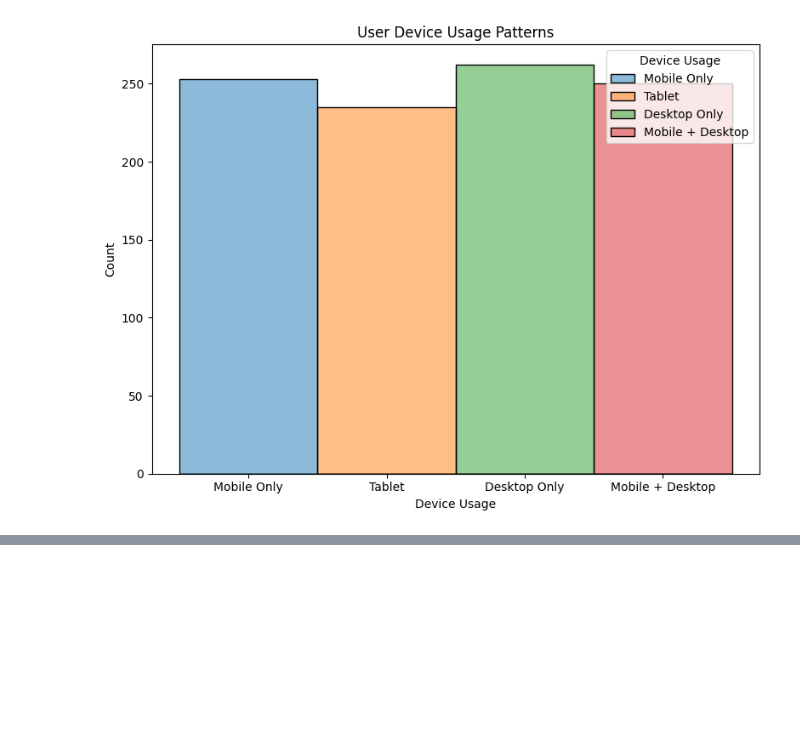
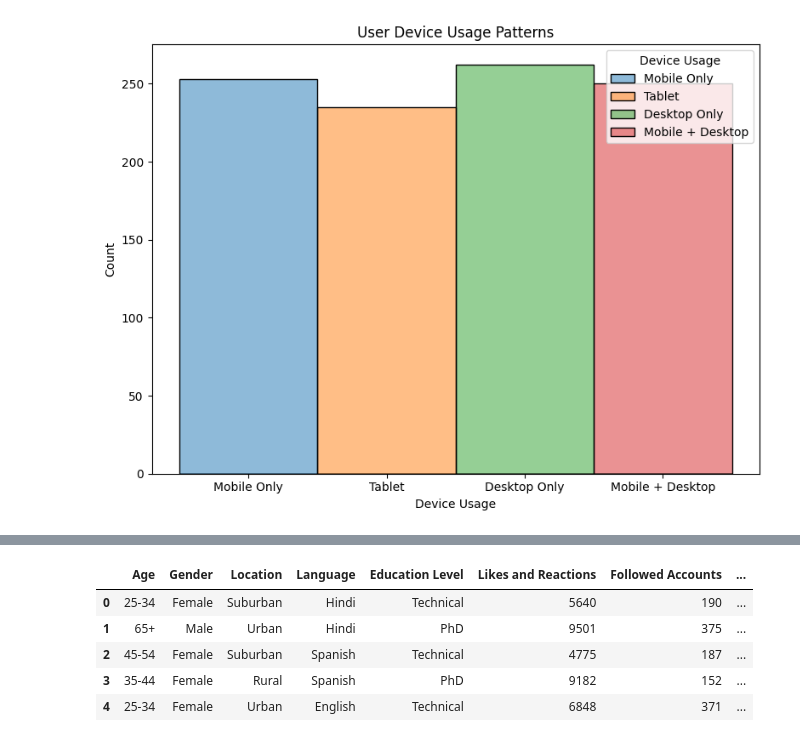
Before and after one commit to Sami-Razzaq/AICP, a Jupyter notebook: Task 3/task3.ipynb, the cells around one changed output, grey strips where cells are left out. Saved outputs shown, nothing was run; the diff lists cells and outputs as text; code cells hidden in the pictures; blank space fills up the shorter version.

```diff
--- a/Task 3/task3.ipynb
+++ b/Task 3/task3.ipynb
@@ -39,0 +112,28 @@ plt.tight_layout()
+# %%
+# Q6
+
+# Selected Features
+feat = ['Age', 'Gender', 'Income Level', 'Time Spent Online (hrs/weekday)', 'Time Spent Online (hrs/weekend)', 'Likes and Reactions', 'Click-Through Rates (CTR)']
+features = data[feat]
+
+# Dividing features into Numerical and Categorical
+numFeat = ['Time Spent Online (hrs/weekday)', 'Time Spent Online (hrs/weekend)', 'Likes and Reactions', 'Click-Through Rates (CTR)']
+catFeat = ['Age', 'Gender', 'Income Level']
+
+# Transformations for Features
+numTransformer = StandardScaler()
+catTransformer = OneHotEncoder()
+
+# Preprocessing Data
+preprocessor = ColumnTransformer(transformers=[
+    ('num', numTransformer, numFeat),
+    ('cat', catTransformer, catFeat)
+])
+
+# Model Pipeline
+pipeline = Pipeline(steps=[
+    ('preprocessor', preprocessor),
+    ('cluster', KMeans(n_clusters=5))
+])
+
+pipeline.fit(features)
@@ -39,0 +155,12 @@ plt.tight_layout()
+# %%
+# Get Predicted Clusters
+clusters = pipeline.named_steps['cluster'].labels_
+data['Cluster'] = clusters
+data.head()
+# %% [output]
+|  | Age | Gender | Location | Language | Education Level | Likes and Reactions | Followed Accounts | ... |
+| 0 | 25-34 | Female | Suburban | Hindi | Technical | 5640 | 190 | ... |
+| 1 | 65+ | Male | Urban | Hindi | PhD | 9501 | 375 | ... |
+| 2 | 45-54 | Female | Suburban | Spanish | Technical | 4775 | 187 | ... |
+| 3 | 35-44 | Female | Rural | Spanish | PhD | 9182 | 152 | ... |
+| 4 | 25-34 | Female | Urban | English | Technical | 6848 | 371 | ... |
```
Also changed, not shown: parts of 13 cells of this notebook, 1 other file.
